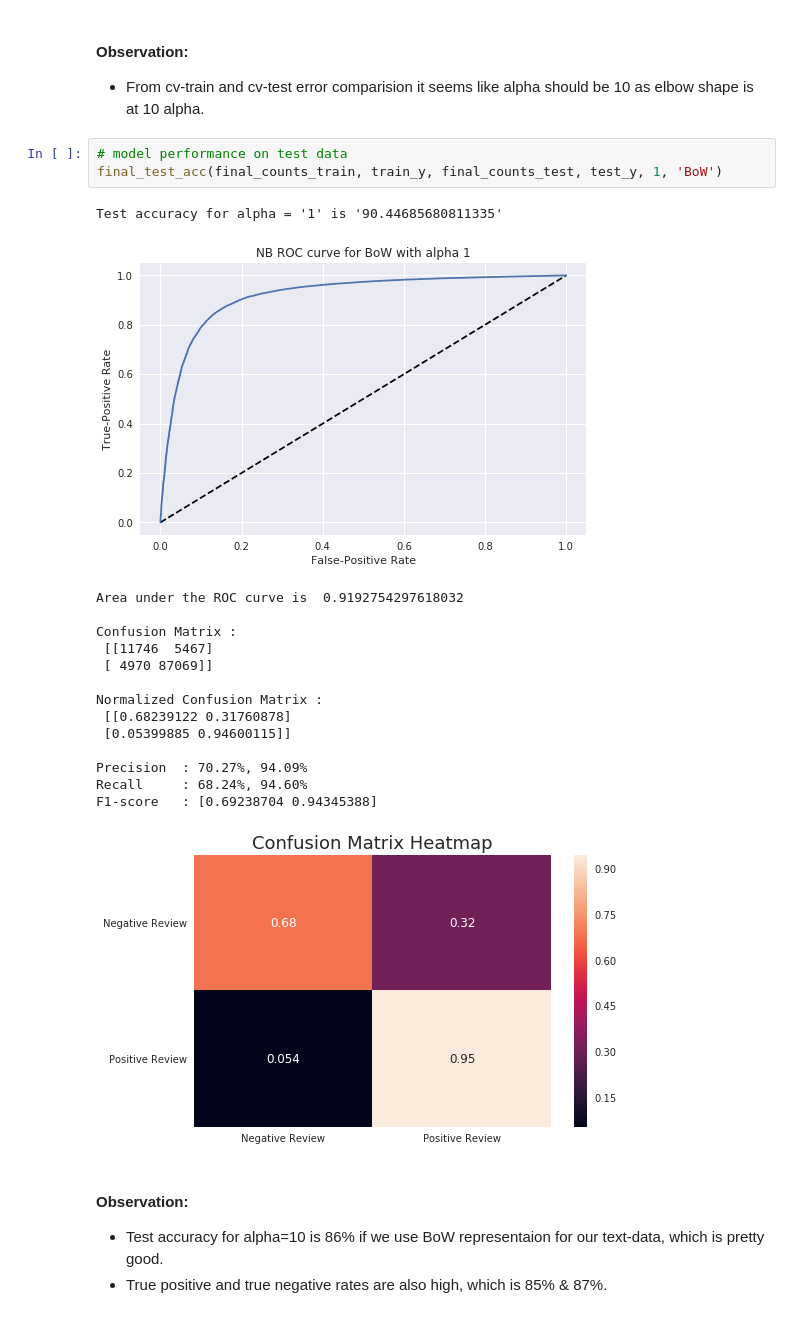
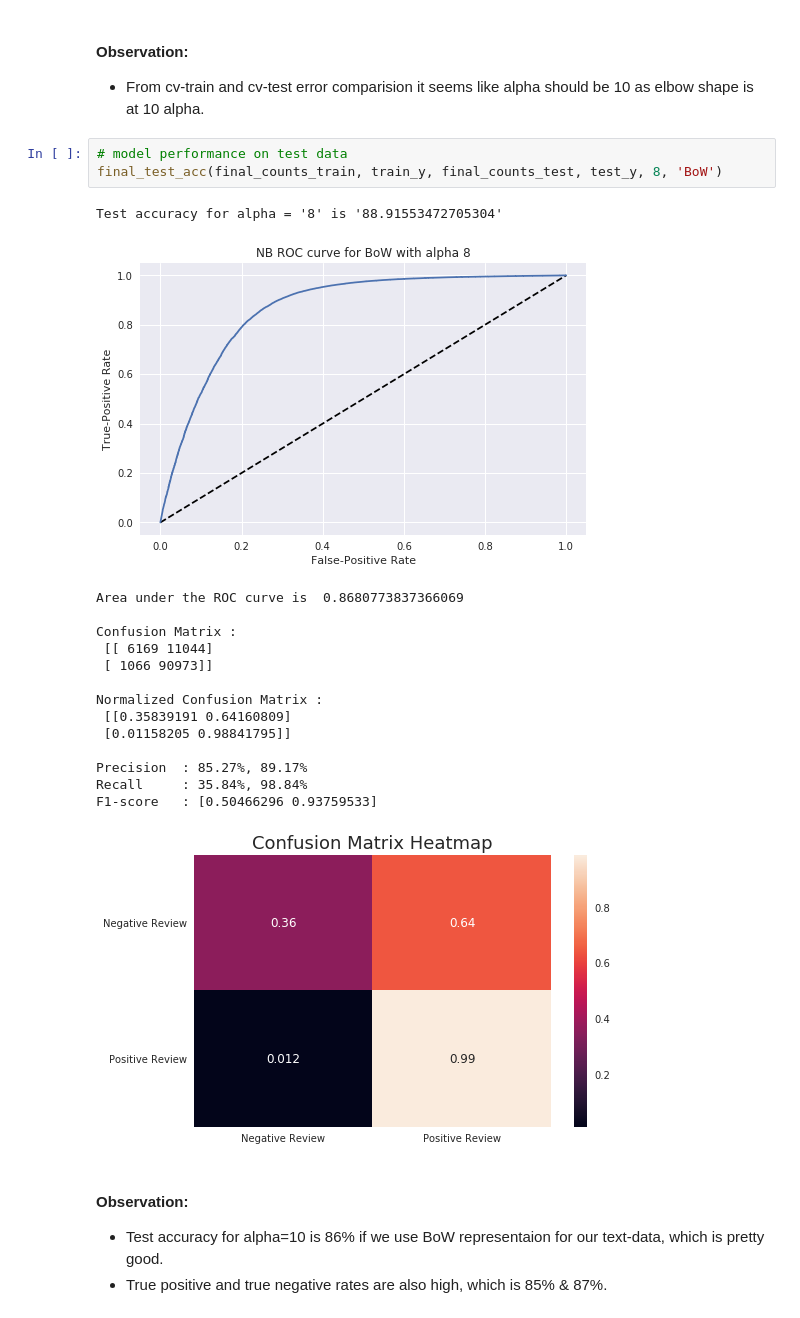
Before and after one commit to sradheya99/ML-Algorithms, a Jupyter notebook: 3.NaiveBayes/NaiveBayes_AZ.ipynb, the cells around one changed output. Cells and saved outputs as stored; diff of their text form.

```diff
--- a/3.NaiveBayes/NaiveBayes_AZ.ipynb
+++ b/3.NaiveBayes/NaiveBayes_AZ.ipynb
@@ -292,24 +308,24 @@ error_comparision(cv_err_bow, train_err_bow)
 * From cv-train and cv-test error comparision it seems like alpha should be 10 as elbow shape is at 10 alpha.
 # %%
 # model performance on test data
-final_test_acc(final_counts_train, train_y, final_counts_test, test_y, 1, 'BoW')
+final_test_acc(final_counts_train, train_y, final_counts_test, test_y, 8, 'BoW')
 # %% [output]
-Test accuracy for alpha = '1' is '90.44685680811335'
+Test accuracy for alpha = '8' is '88.91553472705304'
-[figure, old version]
+[figure, new version]
-Area under the ROC curve is  0.9192754297618032
+Area under the ROC curve is  0.8680773837366069
 
 Confusion Matrix :
- [[11746  5467]
- [ 4970 87069]]
+ [[ 6169 11044]
+ [ 1066 90973]]
 
 Normalized Confusion Matrix :
- [[0.68239122 0.31760878]
- [0.05399885 0.94600115]]
+ [[0.35839191 0.64160809]
+ [0.01158205 0.98841795]]
 
-Precision  : 70.27%, 94.09%
-Recall     : 68.24%, 94.60%
-F1-score   : [0.69238704 0.94345388]
+Precision  : 85.27%, 89.17%
+Recall     : 35.84%, 98.84%
+F1-score   : [0.50466296 0.93759533]
-[figure, old version]
+[figure, new version]
 # %% [markdown]
 #### Observation:
 * Test accuracy for alpha=10 is 86% if we use BoW representaion for our text-data, which is pretty good.
```
Also changed, not shown: parts of 31 cells of this notebook.
